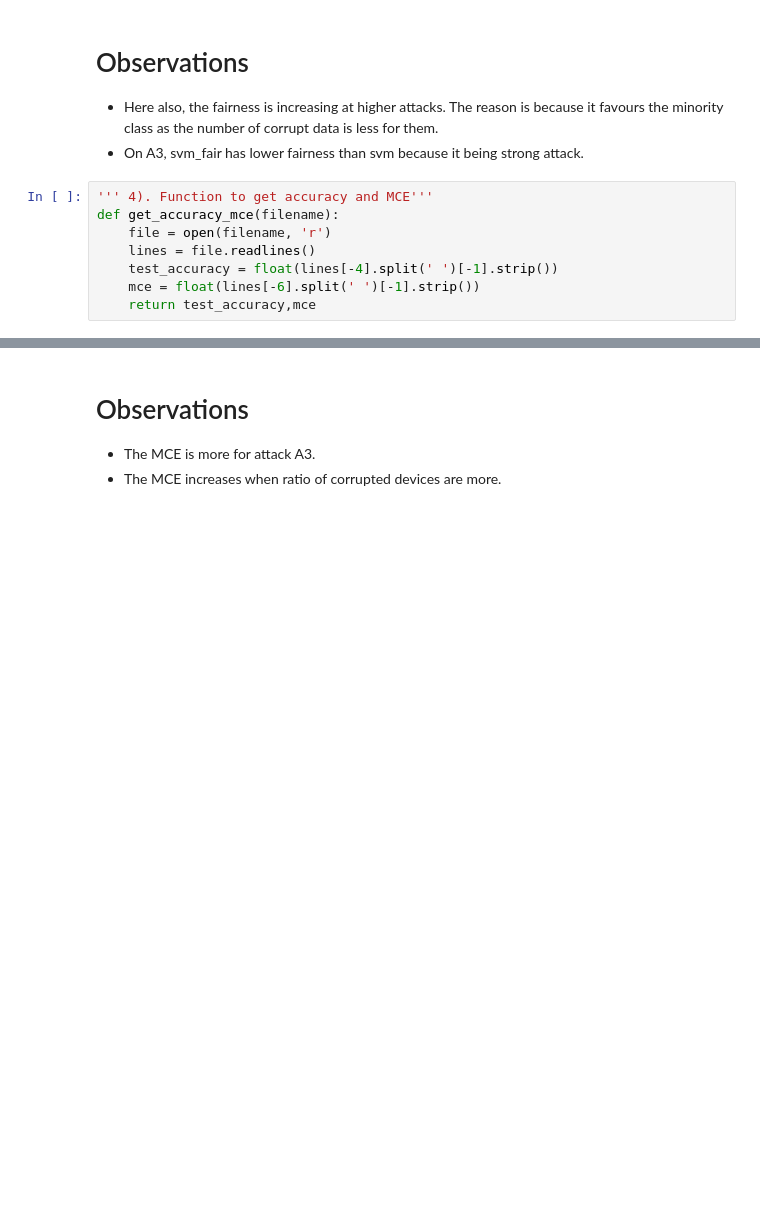
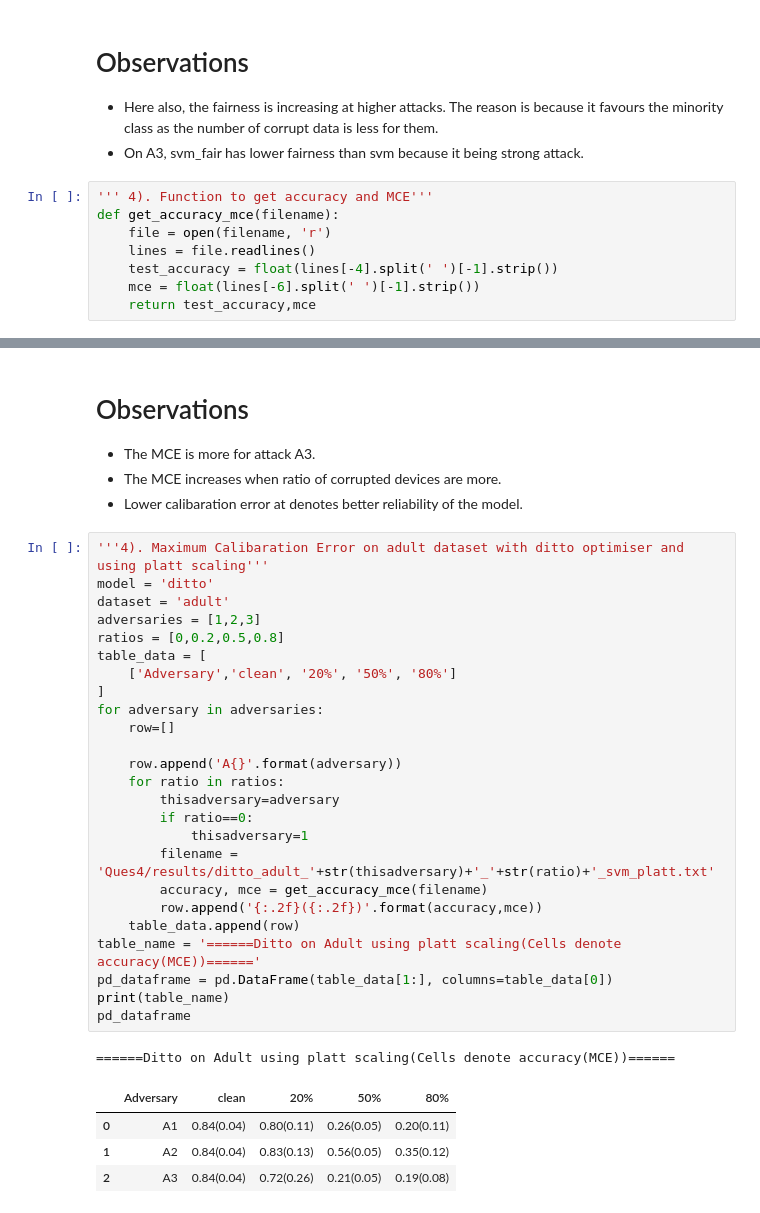
Before and after one commit to khan-shahnawaz/FederatedLearning, a Jupyter notebook: observations.ipynb, the cells around one changed output, grey strips where cells are left out. Cells and saved outputs as stored; diff of their text form; blank space fills up the shorter version.

```diff
--- a/observations.ipynb
+++ b/observations.ipynb
@@ -404,3 +404,35 @@ pd_dataframe
 # Observations
 - The MCE is more for attack A3.
 - The MCE increases when ratio of corrupted devices are more.
+- Lower calibaration error at denotes better reliability of the model.
+# %%
+'''4). Maximum Calibaration Error on adult dataset with ditto optimiser and using platt scaling'''
+model = 'ditto'
+dataset = 'adult'
+adversaries = [1,2,3]
+ratios = [0,0.2,0.5,0.8]
+table_data = [
+    ['Adversary','clean', '20%', '50%', '80%']
+]
+for adversary in adversaries:
+    row=[]
+
+    row.append('A{}'.format(adversary))
+    for ratio in ratios:
+        thisadversary=adversary
+        if ratio==0:
+            thisadversary=1
+        filename = 'Ques4/results/ditto_adult_'+str(thisadversary)+'_'+str(ratio)+'_svm_platt.txt'
+        accuracy, mce = get_accuracy_mce(filename)
+        row.append('{:.2f}({:.2f})'.format(accuracy,mce))
+    table_data.append(row)
+table_name = '======Ditto on Adult using platt scaling(Cells denote accuracy(MCE))======'
+pd_dataframe = pd.DataFrame(table_data[1:], columns=table_data[0])
+print(table_name)
+pd_dataframe
+# %% [output]
+======Ditto on Adult using platt scaling(Cells denote accuracy(MCE))======
+|  | Adversary | clean | 20% | 50% | 80% |
+| 0 | A1 | 0.84(0.04) | 0.80(0.11) | 0.26(0.05) | 0.20(0.11) |
+| 1 | A2 | 0.84(0.04) | 0.83(0.13) | 0.56(0.05) | 0.35(0.12) |
+| 2 | A3 | 0.84(0.04) | 0.72(0.26) | 0.21(0.05) | 0.19(0.08) |
```
Also changed, not shown: parts of 4 cells of this notebook, 23 other files.
